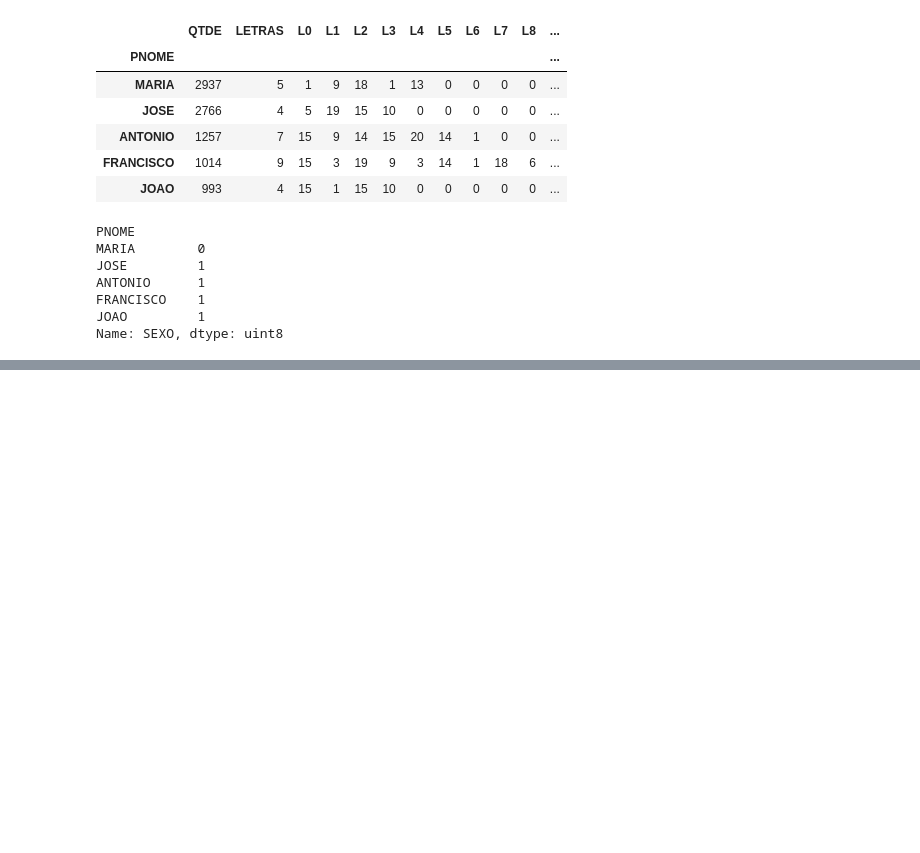
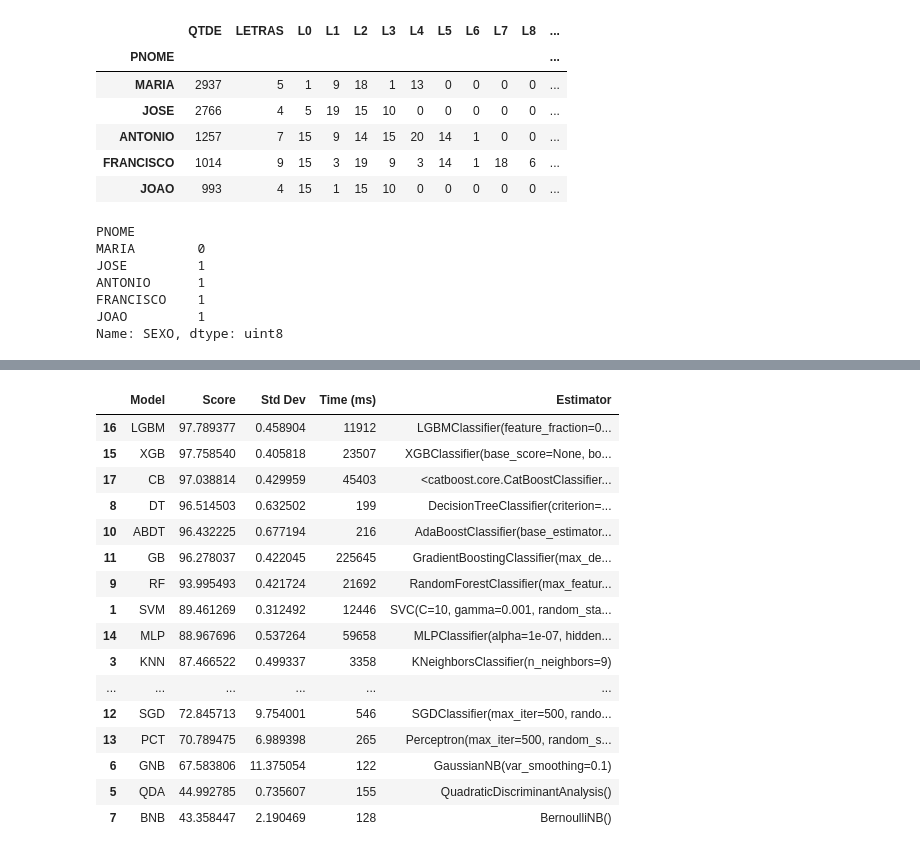
Before and after one commit to hjort/analise-pessoas-brasil, a Jupyter notebook: 61-modelo-genero-nome.ipynb, the cells around one changed output, grey strips where cells are left out. Saved outputs shown, nothing was run; the diff lists cells and outputs as text; code cells hidden in the pictures; blank space fills up the shorter version.

```diff
--- a/61-modelo-genero-nome.ipynb
+++ b/61-modelo-genero-nome.ipynb
@@ -342,0 +401,12 @@ results_df.sort_values(by='Score', ascending=False)
+# %%
+# CatBoost
+from catboost import CatBoostClassifier
+
+model = CatBoostClassifier() # 97.04
+#learning_rate=0.1, iterations=1000, depth=5
+evaluate_model('CB', model)
+
+params = dict(iterations=[10,50,100,250,500,1000],
+              learning_rate=[0.01,0.05,0.1,0.5],
+              depth=range(1,11,2))
+#fine_tune_model(model, params)
@@ -342,0 +418,41 @@ results_df.sort_values(by='Score', ascending=False)
+# %%
+names = []
+estimators = []
+scores = []
+stdevs = []
+times = []
+
+for key, value in models.items():
+  (model, score, stdev, elapsed) = value
+  names.append(key)
+  estimators.append(model)
+  scores.append(score)
+  stdevs.append(stdev)
+  times.append(elapsed)
+# %%
+results_df = pd.DataFrame({
+    'Model': names,
+    'Score': scores,
+    'Std Dev': stdevs,
+    'Time (ms)': times,
+    'Estimator': estimators})
+
+results_df.sort_values(by='Score', ascending=False)
+# %% [output]
+|  | Model | Score | Std Dev | Time (ms) | Estimator |
+| 16 | LGBM | 97.789377 | 0.458904 | 11912 | LGBMClassifier(feature_fraction=0... |
+| 15 | XGB | 97.758540 | 0.405818 | 23507 | XGBClassifier(base_score=None, bo... |
+| 17 | CB | 97.038814 | 0.429959 | 45403 | <catboost.core.CatBoostClassifier... |
+| 8 | DT | 96.514503 | 0.632502 | 199 | DecisionTreeClassifier(criterion=... |
+| 10 | ABDT | 96.432225 | 0.677194 | 216 | AdaBoostClassifier(base_estimator... |
+| 11 | GB | 96.278037 | 0.422045 | 225645 | GradientBoostingClassifier(max_de... |
+| 9 | RF | 93.995493 | 0.421724 | 21692 | RandomForestClassifier(max_featur... |
+| 1 | SVM | 89.461269 | 0.312492 | 12446 | SVC(C=10, gamma=0.001, random_sta... |
+| 14 | MLP | 88.967696 | 0.537264 | 59658 | MLPClassifier(alpha=1e-07, hidden... |
+| 3 | KNN | 87.466522 | 0.499337 | 3358 | KNeighborsClassifier(n_neighbors=9) |
+| ... | ... | ... | ... | ... | ... |
+| 12 | SGD | 72.845713 | 9.754001 | 546 | SGDClassifier(max_iter=500, rando... |
+| 13 | PCT | 70.789475 | 6.989398 | 265 | Perceptron(max_iter=500, random_s... |
+| 6 | GNB | 67.583806 | 11.375054 | 122 | GaussianNB(var_smoothing=0.1) |
+| 5 | QDA | 44.992785 | 0.735607 | 155 | QuadraticDiscriminantAnalysis() |
+| 7 | BNB | 43.358447 | 2.190469 | 128 | BernoulliNB() |
```
Also changed, not shown: parts of 48 cells of this notebook, 1 other file.
